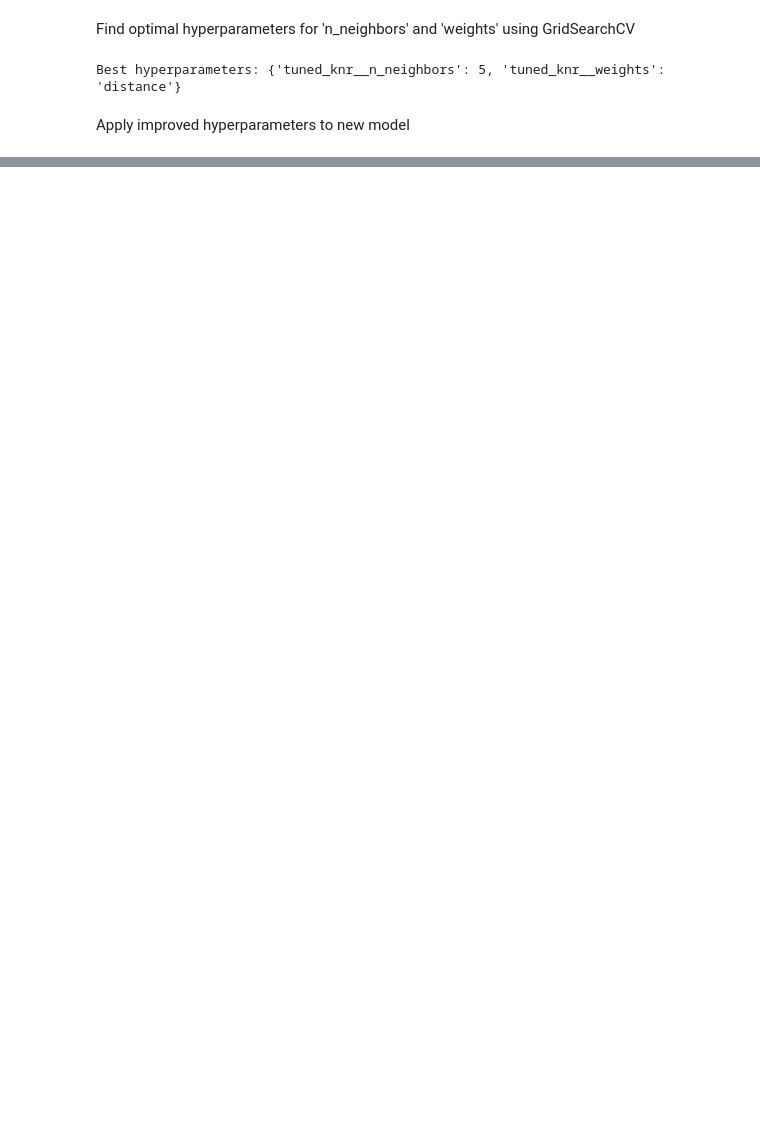
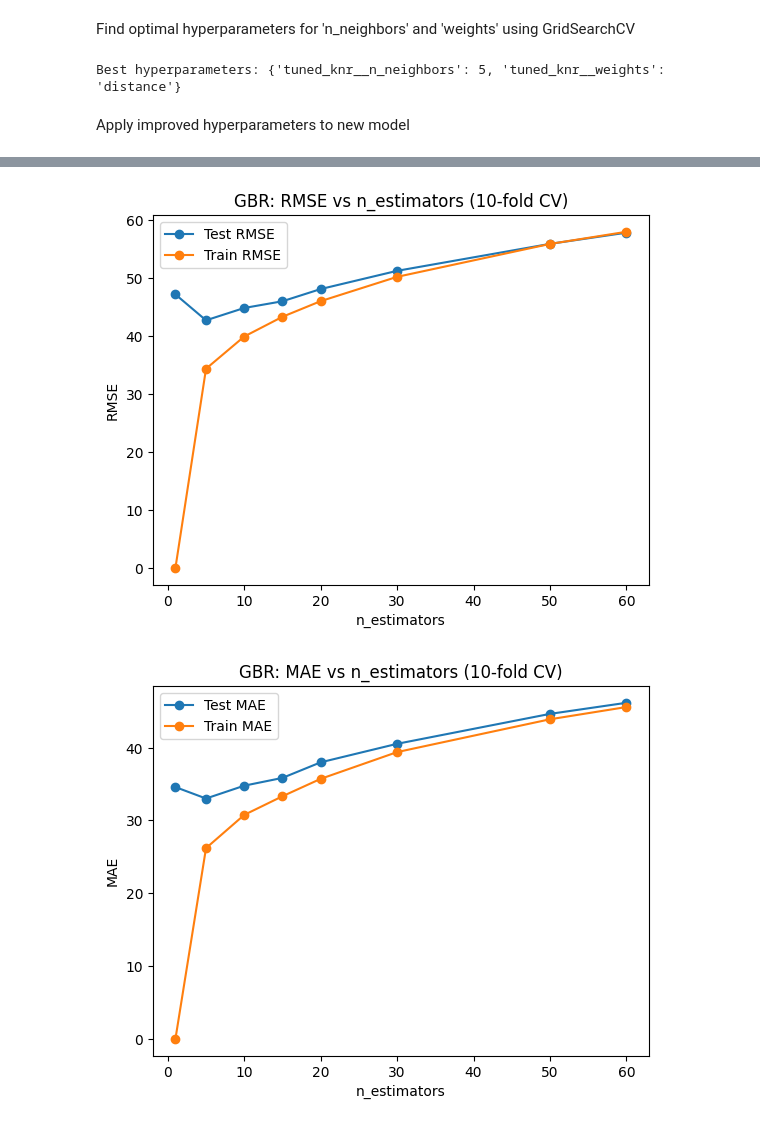
Before and after one commit to DarraghD1/Machine-Learning-A2, a Jupyter notebook: knr.ipynb, the cells around one changed output, grey strips where cells are left out. Saved outputs shown, nothing was run; the diff lists cells and outputs as text; code cells hidden in the pictures; blank space fills up the shorter version.

Commit message:
Added graphs to evaluate KNR error/accuracy over range of n_estimators values

```diff
--- a/knr.ipynb
+++ b/knr.ipynb
@@ -130,2 +130,73 @@ Improved KNR mean test  RMSE: 39.660960336794496
 Improved KNR mean train MAE: 0.0
 Improved KNR mean test  MAE: 30.185019775135448
+# %%
+import numpy as np, matplotlib.pyplot as plt
+from sklearn.model_selection import validation_curve
+
+# get n_estimators across range of values
+neighbor_count  = "tuned_knr__n_neighbors"
+param_range = [1, 5, 10, 15, 20, 30, 50, 60]
+
+
+# root mean squared error (using negative mse) - validation curve
+train_mse, test_mse = validation_curve(
+    grid_knr_pipeline,
+    X, y,
+    param_name=neighbor_count,
+    param_range=param_range,
+    scoring="neg_mean_squared_error",
+    cv=ten_fold_cv
+)
+# convert to rmse
+train_rmse = np.sqrt(-train_mse)
+test_rmse  = np.sqrt(-test_mse)
+
+# plot figures
+plt.figure()
+plt.plot(param_range, test_rmse.mean(axis=1), marker="o", label="Test RMSE")        # plot mean rmse across folds (test)
+plt.plot(param_range, train_rmse.mean(axis=1), marker="o", label="Train RMSE")      # plot mean rmse across folds (train)
+plt.xlabel("n_estimators"); plt.ylabel("RMSE")
+plt.title("GBR: RMSE vs n_estimators (10-fold CV)")
+plt.legend(); plt.show()
+
+# mean absolute error
+train_mae_s, test_mae_s = validation_curve(
+    grid_knr_pipeline,
+    X, y,
+    param_name=neighbor_count,
+    param_range=param_range,
+    scoring="neg_mean_absolute_error",
+    cv=ten_fold_cv
+)
+# convert values to postive
+train_mae = -train_mae_s
+test_mae  = -test_mae_s
+
+# plot results
+plt.figure()
+plt.plot(param_range, test_mae.mean(axis=1), marker="o", label="Test MAE")
+plt.plot(param_range, train_mae.mean(axis=1), marker="o", label="Train MAE")
+plt.xlabel("n_estimators"); plt.ylabel("MAE")
+plt.title("GBR: MAE vs n_estimators (10-fold CV)")
+plt.legend(); plt.show()
+
+# sum of squared errors
+train_r2, test_r2 = validation_curve(
+    grid_knr_pipeline,
+    X, y,
+    param_name=neighbor_count,
+    param_range=param_range,
+    scoring="r2",
+    cv=ten_fold_cv
+)
+
+# plot metrics
+plt.figure()
+plt.plot(param_range, test_r2.mean(axis=1), marker="o", label="Test R^2")
+plt.plot(param_range, train_r2.mean(axis=1), marker="o", label="Train R^2")
+plt.xlabel("n_estimators"); plt.ylabel("R^2")
+plt.title("GBR: R^2 vs n_estimators (10-fold CV)")
+plt.legend(); plt.show()
+# %% [output]
+[figure, added]
+[figure, added]
```
Also changed, not shown: parts of 3 cells of this notebook, 1 other file.
